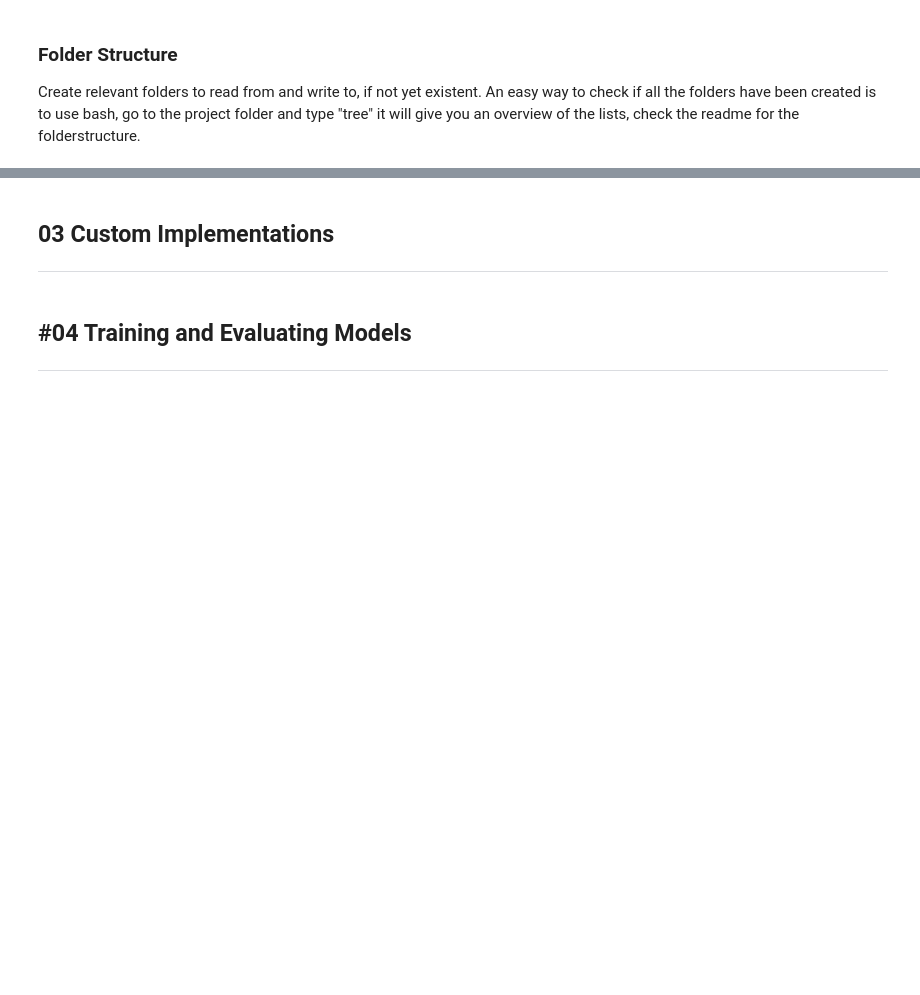
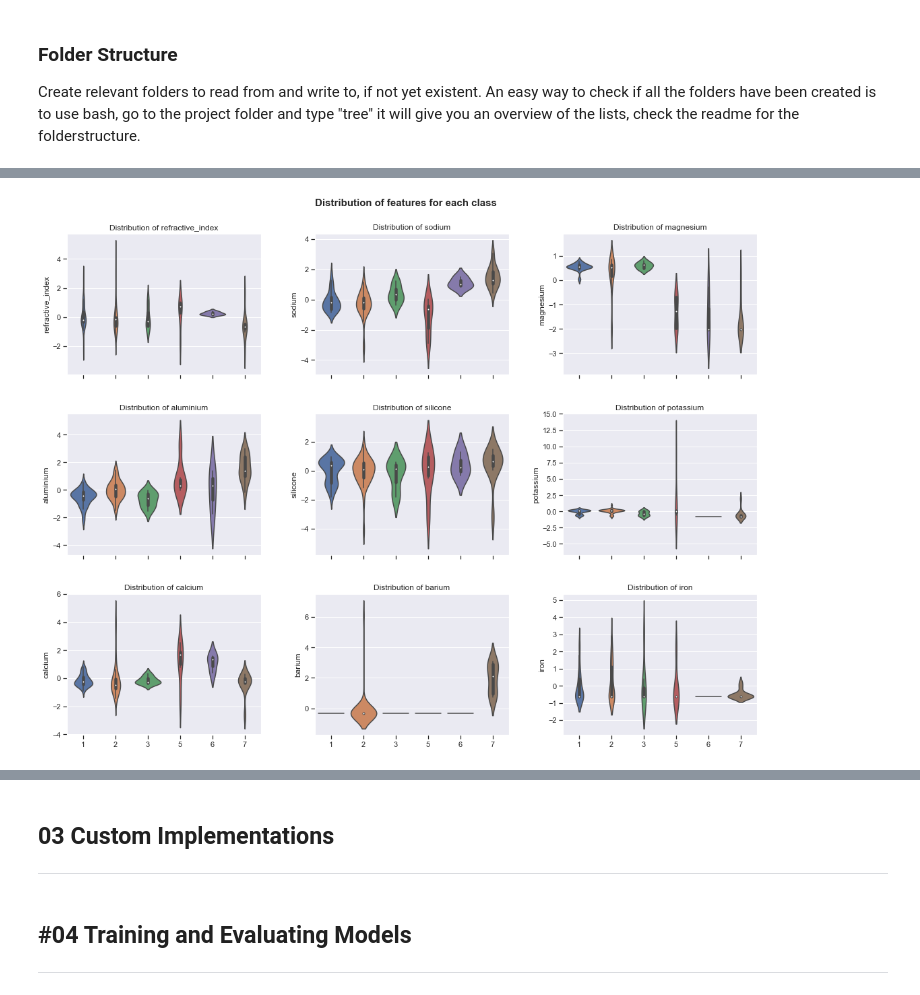
Before and after one commit to mikasenghaas/glass-forensic-analysis, a Jupyter notebook: src/main.ipynb, the cells around one changed output, grey strips where cells are left out. Cells and saved outputs as stored; diff of their text form; code cells hidden in the pictures; blank space fills up the shorter version.

Commit message:
Completed data cleaning, scaling, pca and EDA part

```diff
--- a/src/main.ipynb
+++ b/src/main.ipynb
@@ -106,0 +106,13 @@ PATH_TO['models'] = {}
+# %%
+features_m = {
+    'RI': 'refractive_index',
+    'Na': 'sodium',
+    'Mg': 'magnesium',
+    'Al': 'aluminium',
+    'Si': 'silicone',
+    'K': 'potassium',
+    'Ca': 'calcium',
+    'Ba': 'barium',
+    'Fe': 'iron'
+}
+features_names = ['refractive_index', 'sodium', 'magnesium', 'aluminium', 'silicone', 'potassium', 'calcium', 'barium', 'iron']
@@ -184,0 +310,5 @@ train_df = pd.DataFrame(X_train)
+# %%
+train_scaled = pd.read_csv(f"{PATH_TO['data']['transform']}/train/X_scaled.csv", delimiter=',', names=features_names)
+train_pca = pd.read_csv(f"{PATH_TO['data']['transform']}/train/X_pca.csv", delimiter=',', header=None)
+y = pd.read_csv(f"{PATH_TO['data']['transform']}/train/y.csv", delimiter=',', header=None)
+print(f'Train scaled shape: {train_scaled.shape} | Train pca shape: {train_pca.shape} | y shape: {y.shape}')
@@ -184,0 +321,29 @@ train_df = pd.DataFrame(X_train)
+# %%
+fig, axs = plt.subplots(nrows=3, ncols=3, figsize=(16, 12), sharex=True)
+fig.tight_layout(pad=4.0)
+
+train_scaled_adj = train_scaled.copy()
+train_scaled_adj['target'] = y
+
+labels = list(np.unique(y))
+for i in range(len(axs)):
+    for j in range(len(axs[i])):
+
+        # Relevant ax
+        ax = axs[i][j]
+
+        # Relevant feature
+        feature = features_names[i*3 + j]
+
+        # Plot
+        sns.violinplot(data=train_scaled_adj, y=feature, x='target', ax=ax, inner='box')
+
+        # Set correspodning labels
+        ax.set_xlabel('')
+        ax.set_title(f'Distribution of {feature}', size=12)
+
+
+fig.suptitle('Distribution of features for each class', fontsize=15, y=1.0, weight='bold');
+fig.savefig(f"{PATH_TO['data']['figures']}/fdist_violin.jpg")
+# %% [output]
+[figure, added]
```
Also changed, not shown: parts of 45 cells of this notebook, 19 other files.
